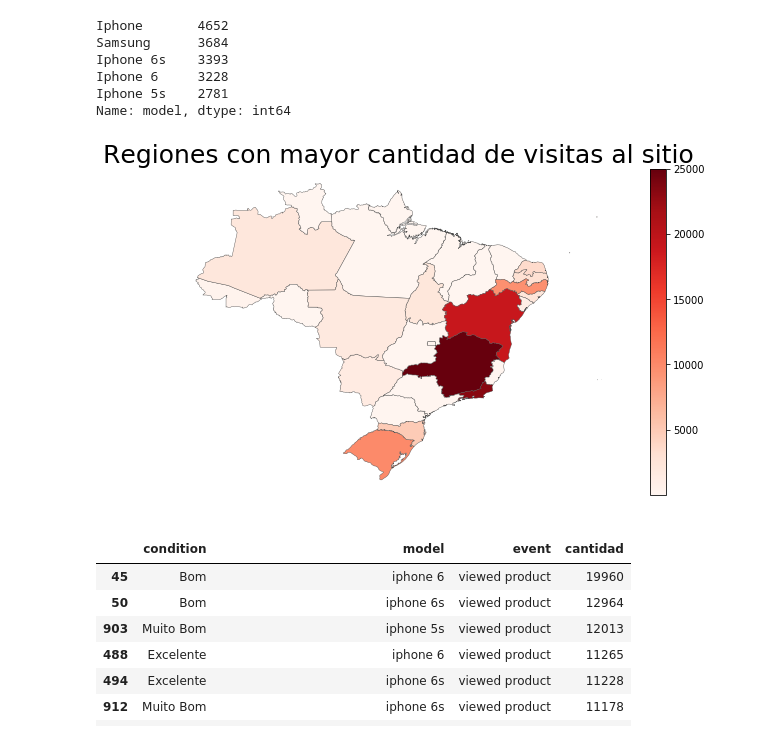
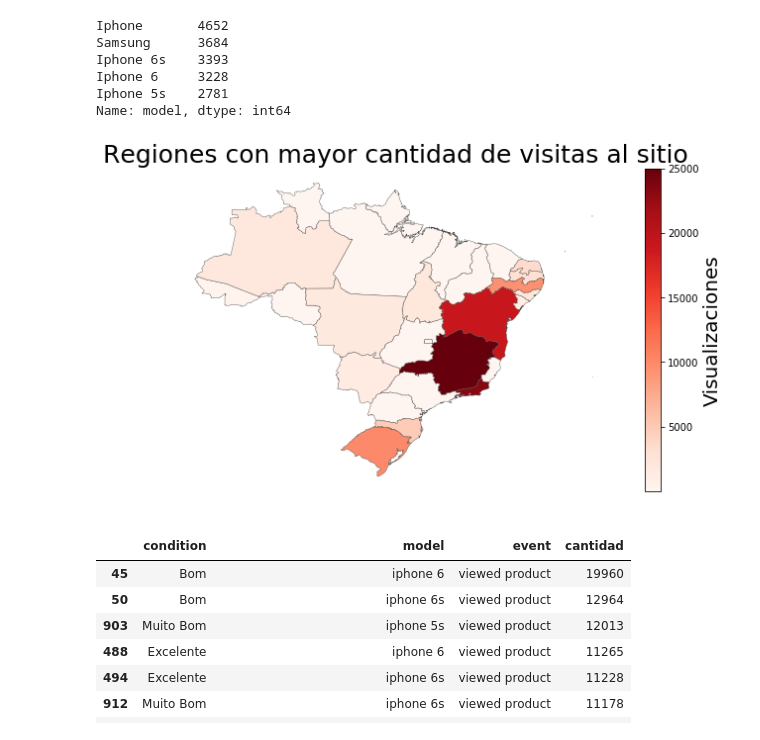
Before and after one commit to fonse451/Datos, a Jupyter notebook: AnalisisExploratorio-Trocafone Brian.ipynb, the cells around one changed output. Saved outputs shown, nothing was run; the diff lists cells and outputs as text; code cells hidden in the pictures.

```diff
--- a/AnalisisExploratorio-Trocafone Brian.ipynb
+++ b/AnalisisExploratorio-Trocafone Brian.ipynb
@@ -84,25 +84,26 @@ merged = mapBrasil.set_index('NAME_1').join(regionData)
 # %%
 #Creacion de la visualizacion
 #Plot basico
 column = 'cantidad de eventos'
 fig, ax = plt.subplots(1, figsize=(10, 6))
 merged.plot(column=column, cmap='Reds', linewidth= 0.4 , ax=ax, edgecolor= '0.3')
 
 #Le saco los ejes
 ax.axis('off')
 
 #Titulo
 ax.set_title('Regiones con mayor cantidad de visitas al sitio', fontdict={'fontsize': '25', 'fontweight' : '3'})
 
 #Barra indicadora
 vmin, vmax = 10, 25000
 sm = plt.cm.ScalarMappable(cmap='Reds', norm=plt.Normalize(vmin=vmin, vmax=vmax))
 sm._A = []
 cbar = fig.colorbar(sm)
+cbar.set_label('Visualizaciones',size = 20)
 #Guardar mapa
 fig.savefig('map_export.png', dpi=300)
 # %% [output]
-[figure, old version]
+[figure, new version]
 # %%
 #Analisis por condicion y modelo
 #Creacion de un dataframe con esta informacion
```
Also changed, not shown: parts of 2 cells of this notebook, 1 other file.
